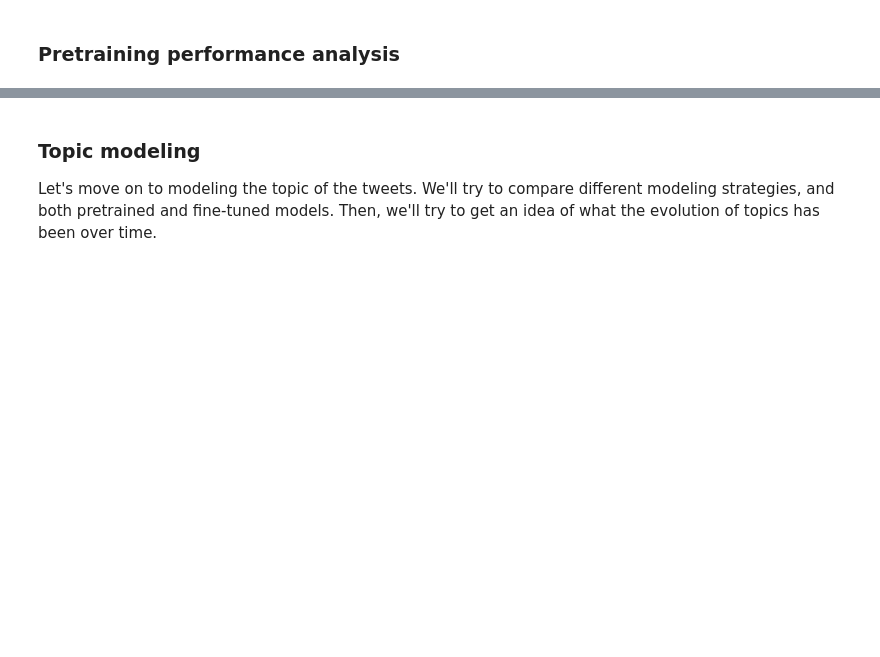
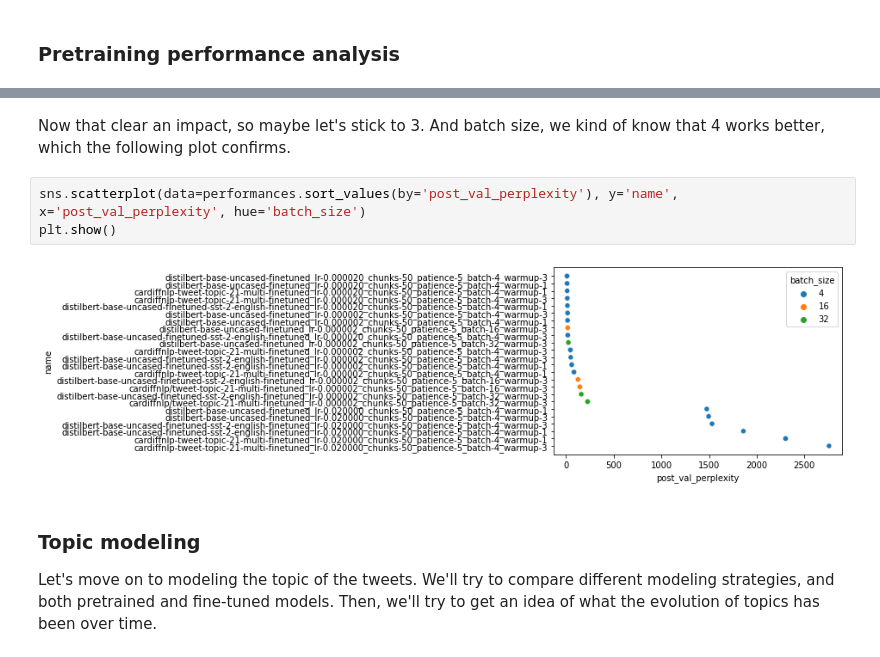
Before and after one commit to rbroc/eucomm-twitter, a Jupyter notebook: process_data.ipynb, the cells around one changed output, grey strips where cells are left out. Saved outputs shown, nothing was run; the diff lists cells and outputs as text; blank space fills up the shorter version.

```diff
--- a/process_data.ipynb
+++ b/process_data.ipynb
@@ -241,3 +239,10 @@ Tracking run with wandb version 0.13.2
+# %% [markdown]
+Now that clear an impact, so maybe let's stick to 3. And batch size, we kind of know that 4 works better, which the following plot confirms.
+# %%
+sns.scatterplot(data=performances.sort_values(by='post_val_perplexity'), y='name', x='post_val_perplexity', hue='batch_size')
+plt.show()
+# %% [output]
+[figure, added]
 # %% [markdown]
 ### Topic modeling
 Let's move on to modeling the topic of the tweets. We'll try to compare different modeling strategies, and both pretrained and fine-tuned models.
```
Also changed, not shown: parts of 18 cells of this notebook, 2 other files.
